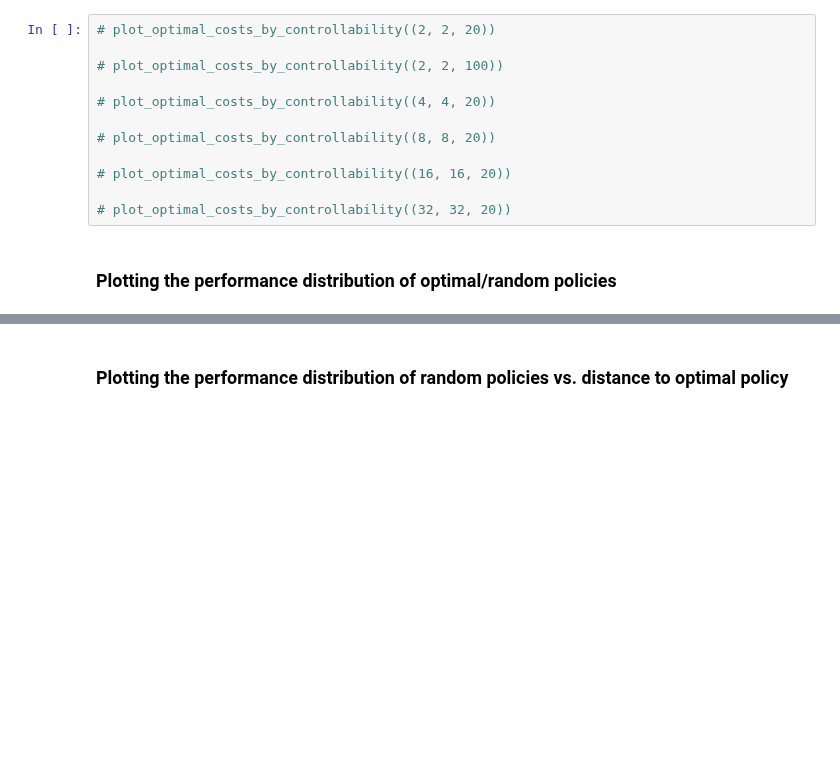
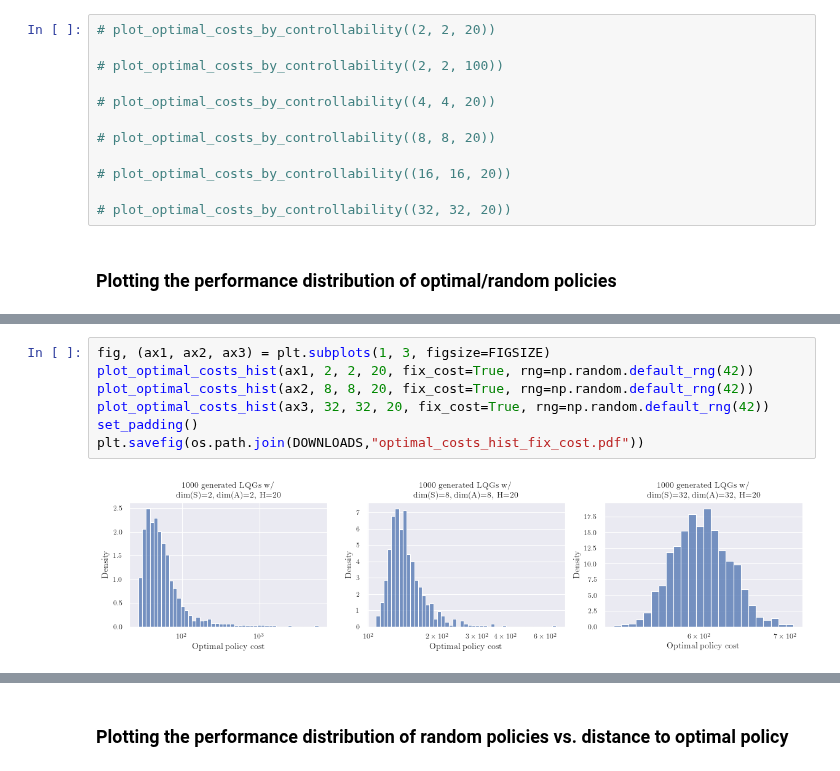
Before and after one commit to 0xangelo/LQSVG, a Jupyter notebook: experiments/perf_and_grad.ipynb, the cells around one changed output, grey strips where cells are left out. Cells and saved outputs as stored; diff of their text form; blank space fills up the shorter version.

```diff
--- a/experiments/perf_and_grad.ipynb
+++ b/experiments/perf_and_grad.ipynb
@@ -670,0 +774,9 @@ plot_optimal_vs_random_costs_hist((20, 20, 100))
+# %%
+fig, (ax1, ax2, ax3) = plt.subplots(1, 3, figsize=FIGSIZE)
+plot_optimal_costs_hist(ax1, 2, 2, 20, fix_cost=True, rng=np.random.default_rng(42))
+plot_optimal_costs_hist(ax2, 8, 8, 20, fix_cost=True, rng=np.random.default_rng(42))
+plot_optimal_costs_hist(ax3, 32, 32, 20, fix_cost=True, rng=np.random.default_rng(42))
+set_padding()
+plt.savefig(os.path.join(DOWNLOADS,"optimal_costs_hist_fix_cost.pdf"))
+# %% [output]
+[figure, added]
```
Also changed, not shown: parts of 39 cells of this notebook.
